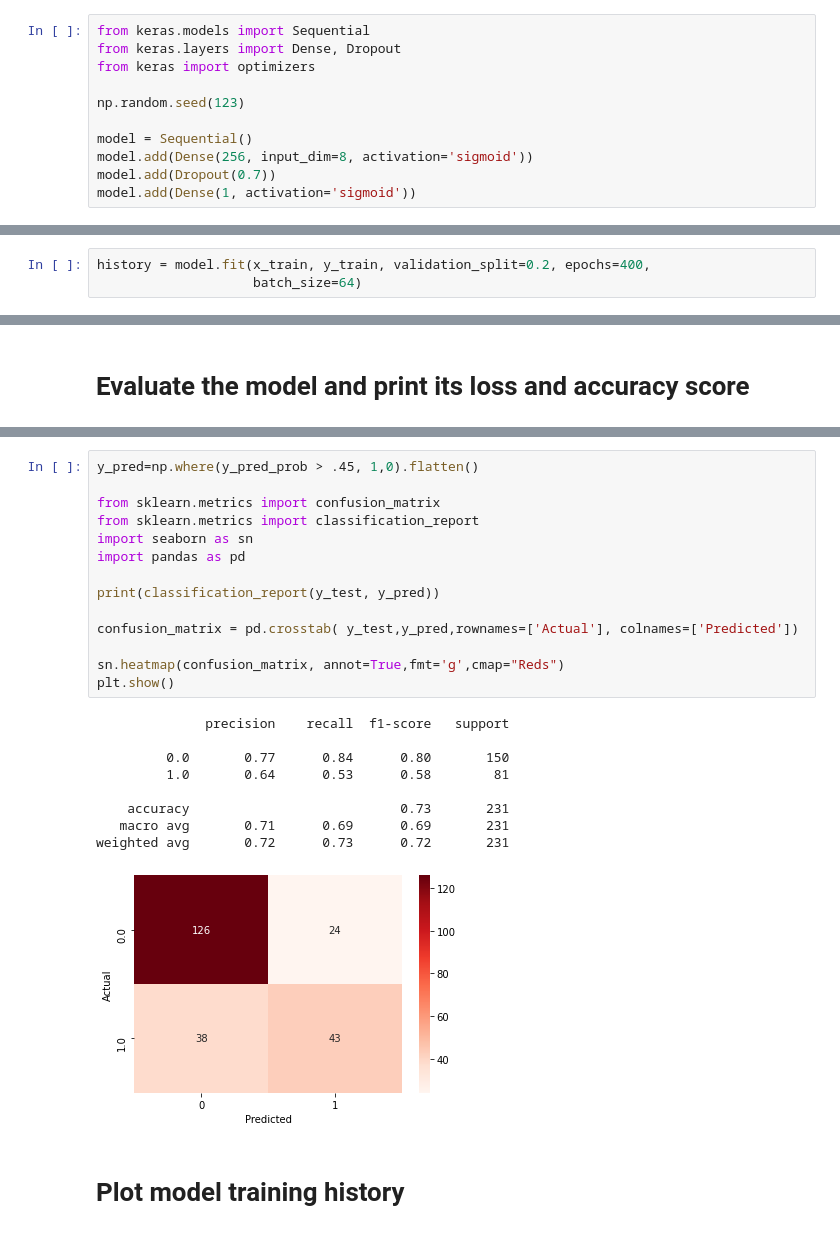
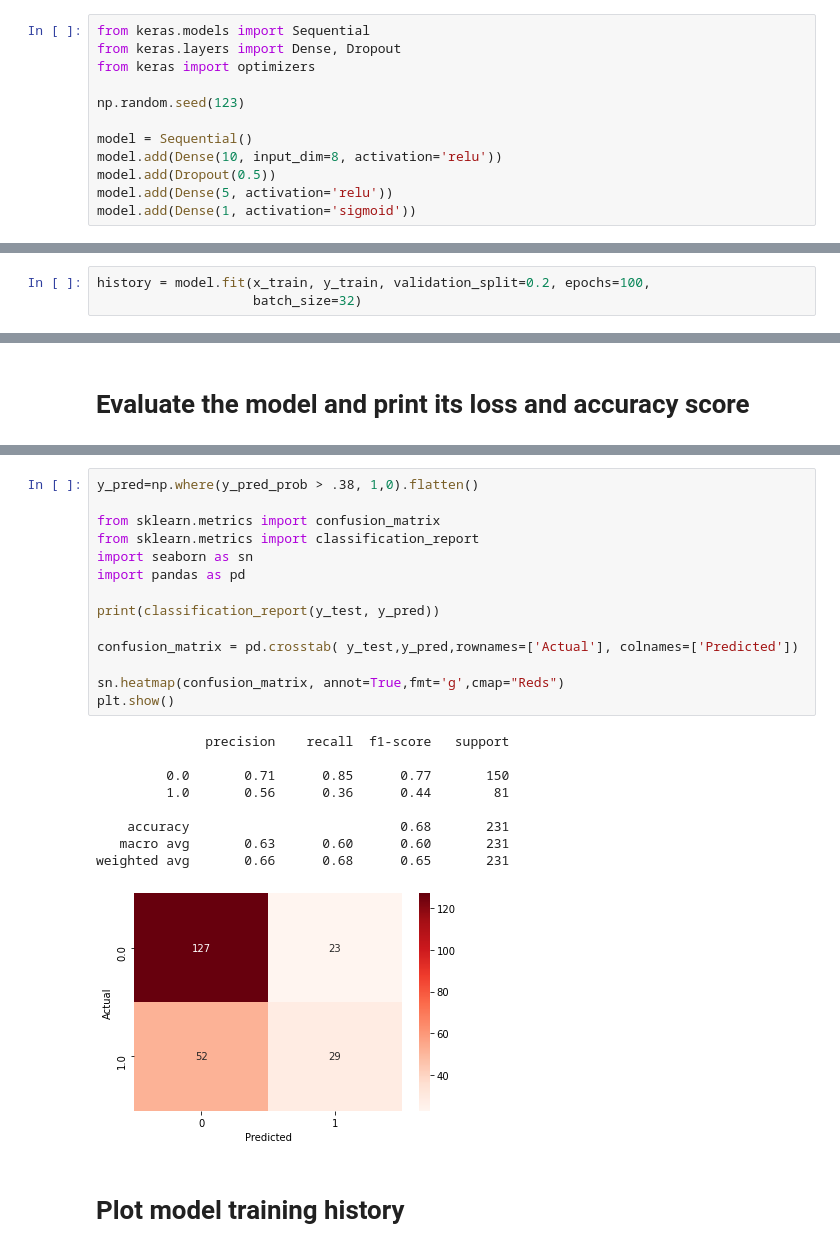
Before and after one commit to Fritzpass/BABD2022, a Jupyter notebook: Lab_10_NN/06_Simple_Keras_NN.ipynb, the cells around one changed output, grey strips where cells are left out. Drawn from its saved outputs; the diff is of its cells as text.

```diff
--- a/Lab_10_NN/06_Simple_Keras_NN.ipynb
+++ b/Lab_10_NN/06_Simple_Keras_NN.ipynb
@@ -94,8 +94,9 @@ from keras import optimizers
 np.random.seed(123)
 
 model = Sequential()
-model.add(Dense(256, input_dim=8, activation='sigmoid'))
-model.add(Dropout(0.7))
+model.add(Dense(10, input_dim=8, activation='relu'))
+model.add(Dropout(0.5))
+model.add(Dense(5, activation='relu'))
 model.add(Dense(1, activation='sigmoid'))
 # %% [markdown]
 ## Train the model and print a summary representation of the model
@@ -122,6 +125,6 @@ None
 # %% [markdown]
 # Fit the model
 # %%
-history = model.fit(x_train, y_train, validation_split=0.2, epochs=400,
-                    batch_size=64)
+history = model.fit(x_train, y_train, validation_split=0.2, epochs=100,
+                    batch_size=32)
 # %% [output]
@@ -174,27 +177,27 @@ array([[1.38019919e-02],
 # %%
-y_pred=np.where(y_pred_prob > .45, 1,0).flatten()
+y_pred=np.where(y_pred_prob > .38, 1,0).flatten()
 
 from sklearn.metrics import confusion_matrix
 from sklearn.metrics import classification_report
 import seaborn as sn
 import pandas as pd
 
 print(classification_report(y_test, y_pred))
 
 confusion_matrix = pd.crosstab( y_test,y_pred,rownames=['Actual'], colnames=['Predicted'])
 
 sn.heatmap(confusion_matrix, annot=True,fmt='g',cmap="Reds")
 plt.show()
 # %% [output]
               precision    recall  f1-score   support
 
-         0.0       0.77      0.84      0.80       150
-         1.0       0.64      0.53      0.58        81
+         0.0       0.71      0.85      0.77       150
+         1.0       0.56      0.36      0.44        81
 
-    accuracy                           0.73       231
-   macro avg       0.71      0.69      0.69       231
-weighted avg       0.72      0.73      0.72       231
+    accuracy                           0.68       231
+   macro avg       0.63      0.60      0.60       231
+weighted avg       0.66      0.68      0.65       231
-[figure, old version]
+[figure, new version]
 # %% [markdown]
 # Plot model training history
 # %%
```
Also changed, not shown: parts of 6 cells of this notebook.
